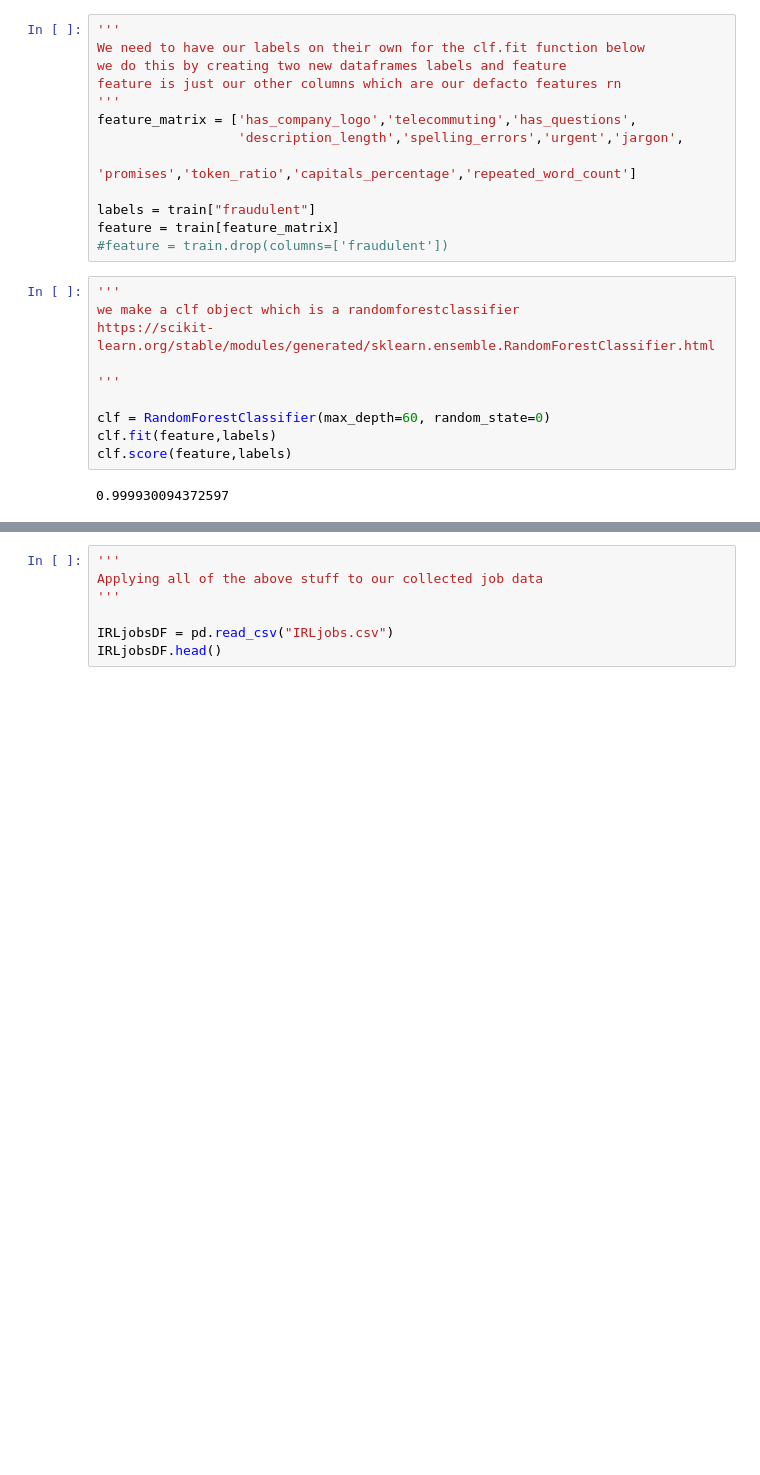
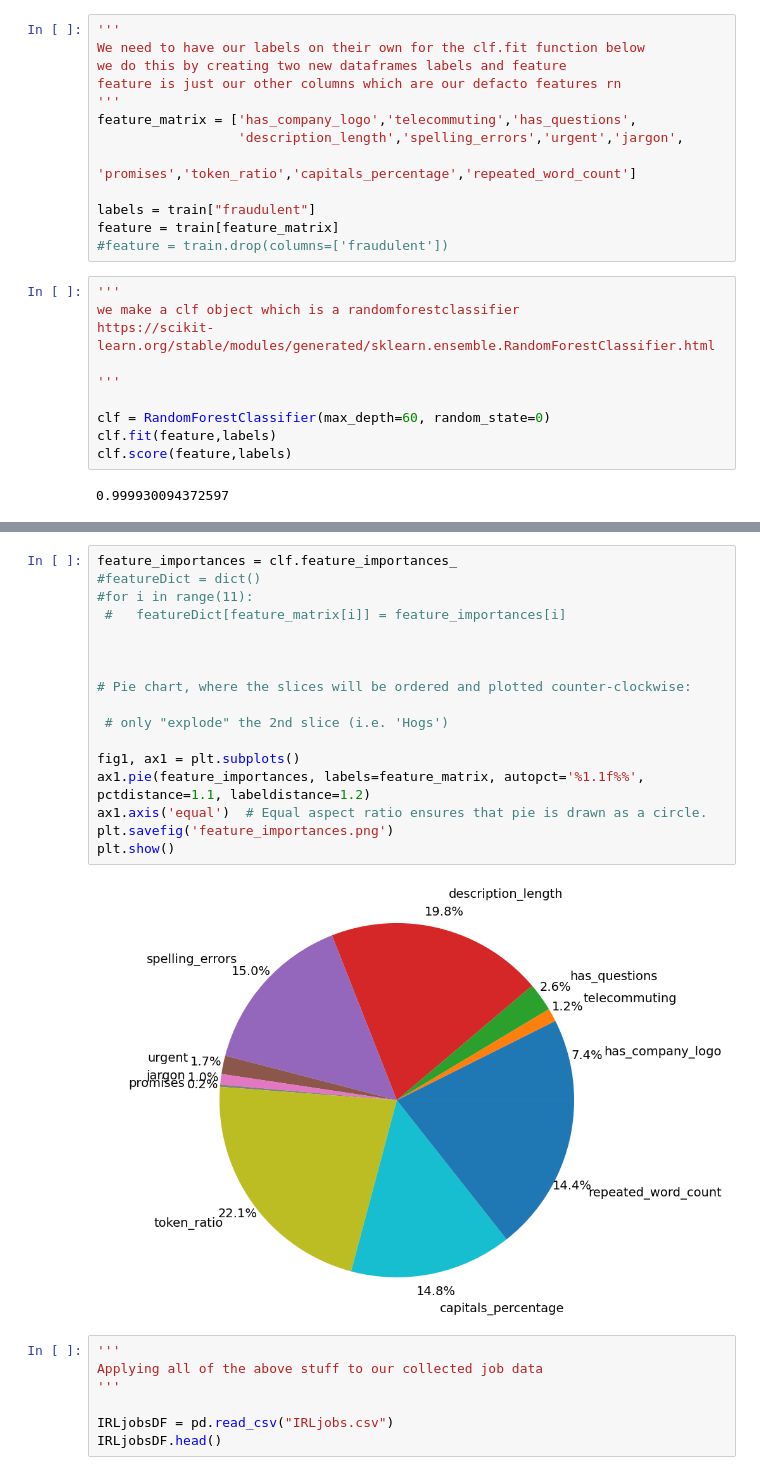
Before and after one commit to blaizun/NLPProj, a Jupyter notebook: Project/Project/Project.ipynb, the cells around one changed output, grey strips where cells are left out. Cells and saved outputs as stored; diff of their text form; blank space fills up the shorter version.

```diff
--- a/Project/Project/Project.ipynb
+++ b/Project/Project/Project.ipynb
@@ -242,3 +242,22 @@ print(cm)
+# %%
+feature_importances = clf.feature_importances_
+#featureDict = dict()
+#for i in range(11):
+ #   featureDict[feature_matrix[i]] = feature_importances[i]
+
+
+
+# Pie chart, where the slices will be ordered and plotted counter-clockwise:
+
+ # only "explode" the 2nd slice (i.e. 'Hogs')
+
+fig1, ax1 = plt.subplots()
+ax1.pie(feature_importances, labels=feature_matrix, autopct='%1.1f%%', pctdistance=1.1, labeldistance=1.2)
+ax1.axis('equal')  # Equal aspect ratio ensures that pie is drawn as a circle.
+plt.savefig('feature_importances.png')
+plt.show()
+# %% [output]
+[figure, added]
 # %%
 '''
 Applying all of the above stuff to our collected job data
```
Also changed, not shown: parts of 8 cells of this notebook, 4 other files.
